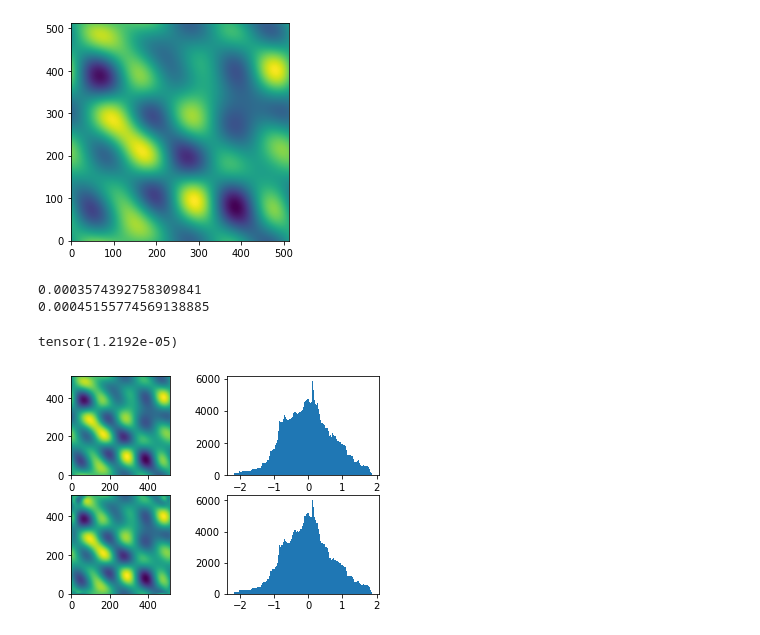
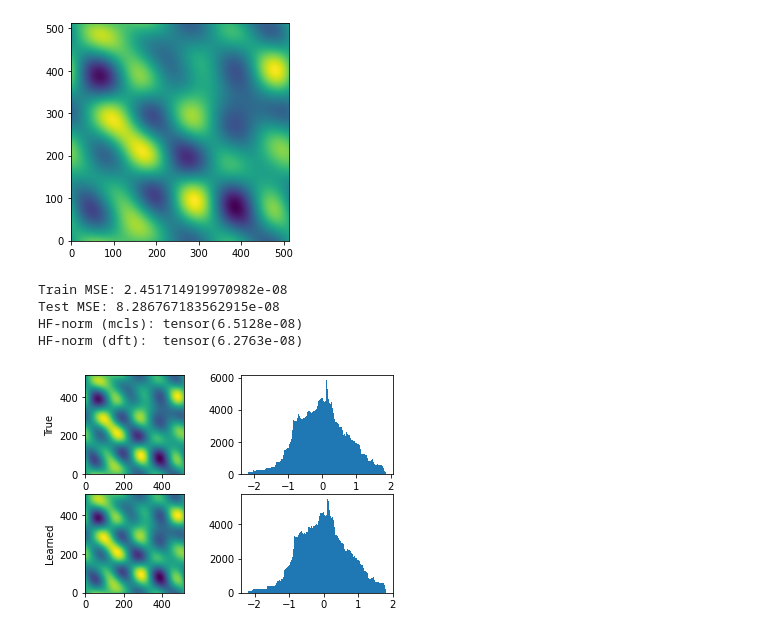
Before and after one commit to ed1d1a8d/scaling, a Jupyter notebook: notebooks/poly-basis-learning.ipynb, the cells around one changed output. Drawn from its saved outputs; the diff is of its cells as text; code cells hidden in the pictures.

```diff
--- a/notebooks/poly-basis-learning.ipynb
+++ b/notebooks/poly-basis-learning.ipynb
@@ -135,7 +120,7 @@ TRUE_HF.viz_2d(side_samples=512, pad=(0, 0));
 dm = HypercubeDataModule(
     fn=TRUE_HF,
     input_dim=TRUE_HF.cfg.input_dim,
-    n_train=10000,
+    n_train=300,
     n_val=1024,
     train_seed=-1,
     val_seed=100,
@@ -144,43 +129,59 @@ dm = HypercubeDataModule(
 )
 dm.setup()
 
-xs_train = dm.train_ds.tensors[0].numpy().astype(np.float64)
-ys_train = dm.train_ds.tensors[1].numpy().astype(np.float64)
+xs_train: np.ndarray = dm.train_ds.tensors[0].numpy().astype(np.float64)
+ys_train: np.ndarray = dm.train_ds.tensors[1].numpy().astype(np.float64)
 
 fn_hat = ChebPoly.construct_via_lstsq(
     xs=xs_train,
     ys=ys_train,
-    deg_limit=12,
+    deg_limit=16,
     freq_limit=3,
-    hf_lambda=0,
+    hf_lambda=1e-1,
+    n_reg_samples=10_000,
 )
 
-print(get_mse(model=fn_hat, dl=dm.train_dataloader()))
-print(get_mse(model=fn_hat, dl=dm.val_dataloader()))
+print("Train MSE:", get_mse(model=fn_hat, dl=dm.train_dataloader(shuffle=False)))
+print("Test MSE:", get_mse(model=fn_hat, dl=dm.val_dataloader()))
+
+print(
+    "HF-norm (mcls):",
+    bw_loss.high_freq_norm_mcls(
+        fn=fn_hat,
+        input_dim=fn_hat.cfg.input_dim,
+        freq_limit=3,
+        n_samples=10_000,
+        device=fn_hat.device,
+    ),
+)
+print(
+    "HF-norm (dft): ",
+    bw_loss.high_freq_norm_dft(
+        fn=fn_hat,
+        input_dim=fn_hat.cfg.input_dim,
+        freq_limit=3,
+        side_samples=512,
+        device=fn_hat.device,
+    ),
+)
 # %% [output]
-0.0003574392758309841
-0.00045155774569138885
+Train MSE: 2.451714919970982e-08
+Test MSE: 8.286767183562915e-08
+HF-norm (mcls): tensor(6.5128e-08)
+HF-norm (dft):  tensor(6.2763e-08)
-# %%
-bw_loss.high_freq_norm_mcls(
-    fn=fn_hat,
-    input_dim=fn_hat.cfg.input_dim,
-    freq_limit=3,
-    n_samples=100000,
-    device=fn_hat.device,
-)
-# %% [output]
-tensor(1.2192e-05)
 # %%
 plt.subplot(2, 2, 1)
 img = TRUE_HF.viz_2d(side_samples=512, pad=(0, 0), value=0.42)
+plt.ylabel("True");
 
 plt.subplot(2, 2, 2)
 plt.hist(img.flatten(), bins=128)
 
 plt.subplot(2, 2, 3)
 img = fn_hat.viz_2d(side_samples=512, pad=(0, 0), value=0.42)
+plt.ylabel("Learned");
 
 plt.subplot(2, 2, 4)
 plt.hist(img.flatten(), bins=128);
 # %% [output]
-[figure, old version]
+[figure, new version]
```
Also changed, not shown: parts of 11 cells of this notebook.
